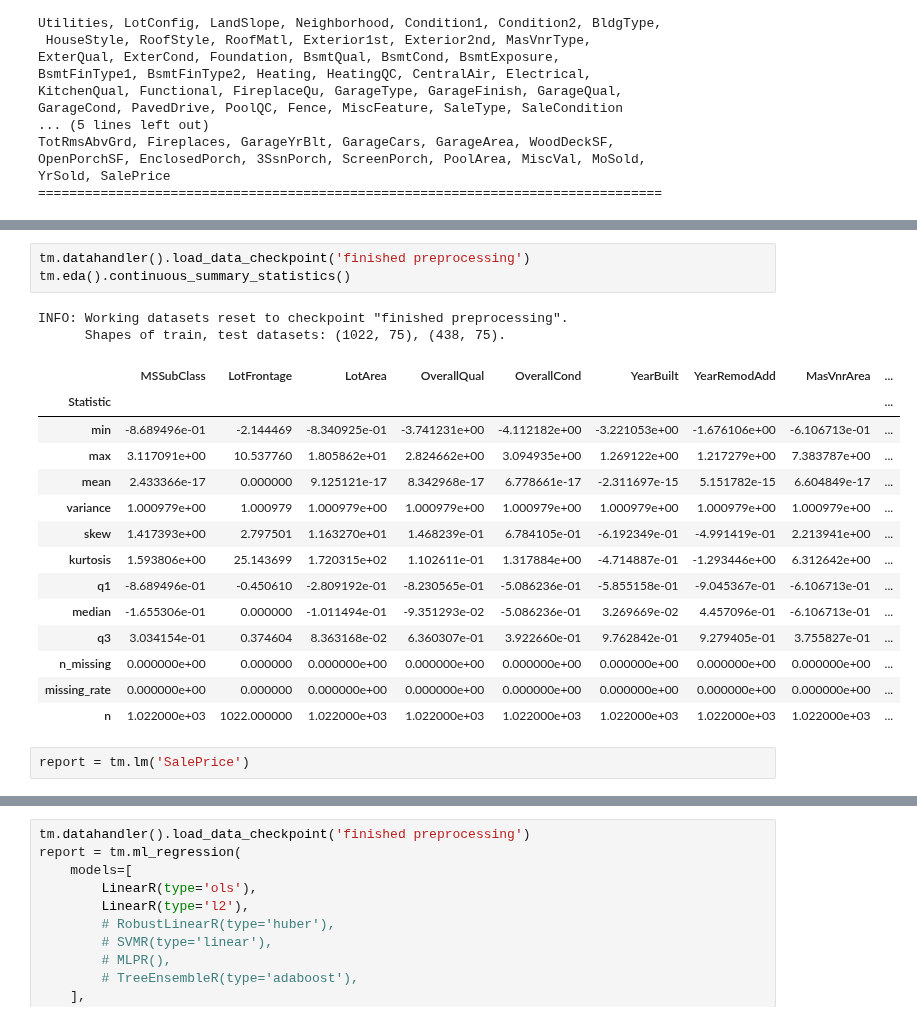
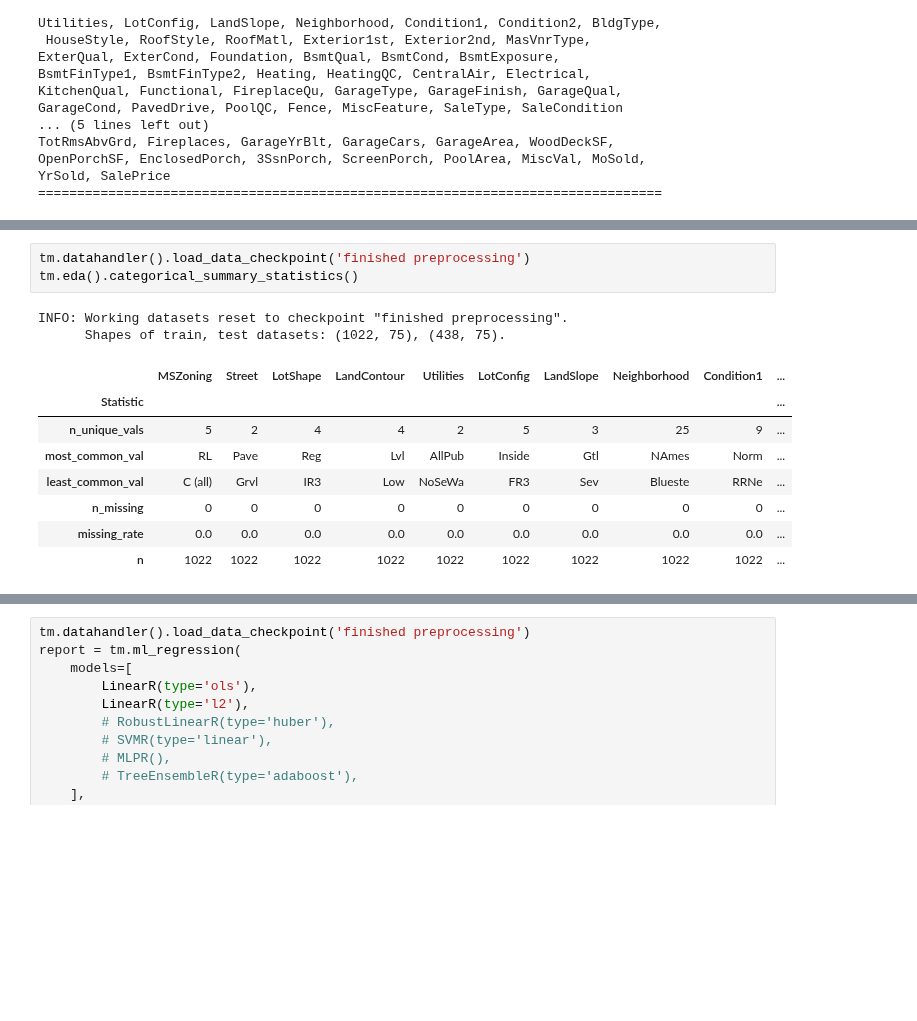
Before and after one commit to ajy25/TabularMagic, a Jupyter notebook: demo/test.ipynb, the cells around one changed output, grey strips where cells are left out. Drawn from its saved outputs; the diff is of its cells as text; blank space fills up the shorter version.

```diff
--- a/demo/test.ipynb
+++ b/demo/test.ipynb
@@ -85,23 +86,15 @@ INFO: Saved working datasets checkpoint "finished preprocessing".
 | 1037 | -0.868950 | RL | 0.808926 | 0.190085 | Pave | IR1 | HLS | AllPub | Inside | ... |
 # %%
 tm.datahandler().load_data_checkpoint('finished preprocessing')
-tm.eda().continuous_summary_statistics()
+tm.eda().categorical_summary_statistics()
 # %% [output]
 INFO: Working datasets reset to checkpoint "finished preprocessing".
       Shapes of train, test datasets: (1022, 75), (438, 75).
-|  | MSSubClass | LotFrontage | LotArea | OverallQual | OverallCond | YearBuilt | YearRemodAdd | MasVnrArea | ... |
-| Statistic |  |  |  |  |  |  |  |  | ... |
-| min | -8.689496e-01 | -2.144469 | -8.340925e-01 | -3.741231e+00 | -4.112182e+00 | -3.221053e+00 | -1.676106e+00 | -6.106713e-01 | ... |
-| max | 3.117091e+00 | 10.537760 | 1.805862e+01 | 2.824662e+00 | 3.094935e+00 | 1.269122e+00 | 1.217279e+00 | 7.383787e+00 | ... |
-| mean | 2.433366e-17 | 0.000000 | 9.125121e-17 | 8.342968e-17 | 6.778661e-17 | -2.311697e-15 | 5.151782e-15 | 6.604849e-17 | ... |
-| variance | 1.000979e+00 | 1.000979 | 1.000979e+00 | 1.000979e+00 | 1.000979e+00 | 1.000979e+00 | 1.000979e+00 | 1.000979e+00 | ... |
-| skew | 1.417393e+00 | 2.797501 | 1.163270e+01 | 1.468239e-01 | 6.784105e-01 | -6.192349e-01 | -4.991419e-01 | 2.213941e+00 | ... |
-| kurtosis | 1.593806e+00 | 25.143699 | 1.720315e+02 | 1.102611e-01 | 1.317884e+00 | -4.714887e-01 | -1.293446e+00 | 6.312642e+00 | ... |
-| q1 | -8.689496e-01 | -0.450610 | -2.809192e-01 | -8.230565e-01 | -5.086236e-01 | -5.855158e-01 | -9.045367e-01 | -6.106713e-01 | ... |
-| median | -1.655306e-01 | 0.000000 | -1.011494e-01 | -9.351293e-02 | -5.086236e-01 | 3.269669e-02 | 4.457096e-01 | -6.106713e-01 | ... |
-| q3 | 3.034154e-01 | 0.374604 | 8.363168e-02 | 6.360307e-01 | 3.922660e-01 | 9.762842e-01 | 9.279405e-01 | 3.755827e-01 | ... |
-| n_missing | 0.000000e+00 | 0.000000 | 0.000000e+00 | 0.000000e+00 | 0.000000e+00 | 0.000000e+00 | 0.000000e+00 | 0.000000e+00 | ... |
-| missing_rate | 0.000000e+00 | 0.000000 | 0.000000e+00 | 0.000000e+00 | 0.000000e+00 | 0.000000e+00 | 0.000000e+00 | 0.000000e+00 | ... |
-| n | 1.022000e+03 | 1022.000000 | 1.022000e+03 | 1.022000e+03 | 1.022000e+03 | 1.022000e+03 | 1.022000e+03 | 1.022000e+03 | ... |
+|  | MSZoning | Street | LotShape | LandContour | Utilities | LotConfig | LandSlope | Neighborhood | Condition1 | ... |
+| Statistic |  |  |  |  |  |  |  |  |  | ... |
+| n_unique_vals | 5 | 2 | 4 | 4 | 2 | 5 | 3 | 25 | 9 | ... |
+| most_common_val | RL | Pave | Reg | Lvl | AllPub | Inside | Gtl | NAmes | Norm | ... |
+| least_common_val | C (all) | Grvl | IR3 | Low | NoSeWa | FR3 | Sev | Blueste | RRNe | ... |
+| n_missing | 0 | 0 | 0 | 0 | 0 | 0 | 0 | 0 | 0 | ... |
+| missing_rate | 0.0 | 0.0 | 0.0 | 0.0 | 0.0 | 0.0 | 0.0 | 0.0 | 0.0 | ... |
+| n | 1022 | 1022 | 1022 | 1022 | 1022 | 1022 | 1022 | 1022 | 1022 | ... |
-# %%
-report = tm.lm('SalePrice')
```
Also changed, not shown: parts of 6 cells of this notebook, 9 other files.
